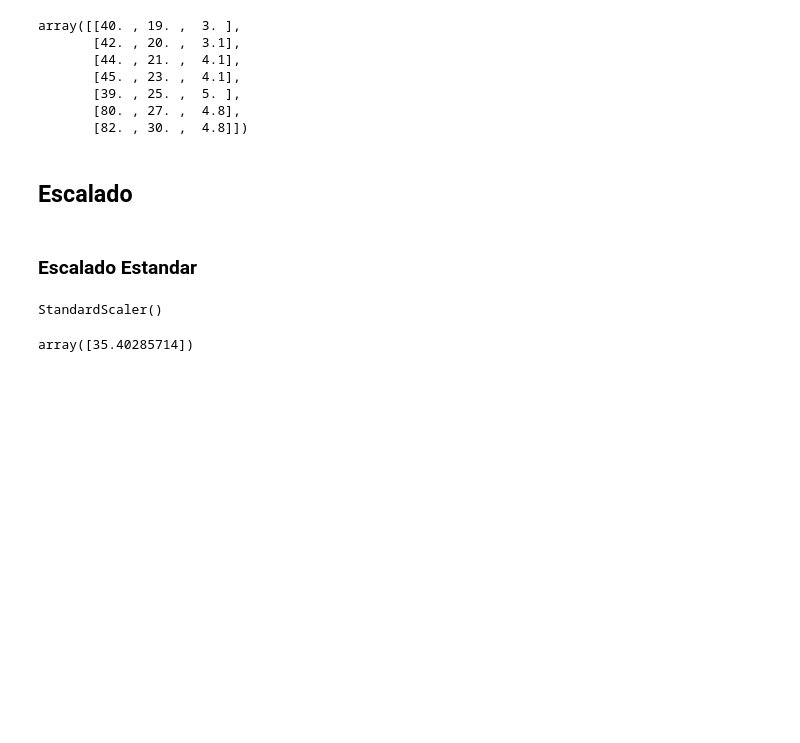
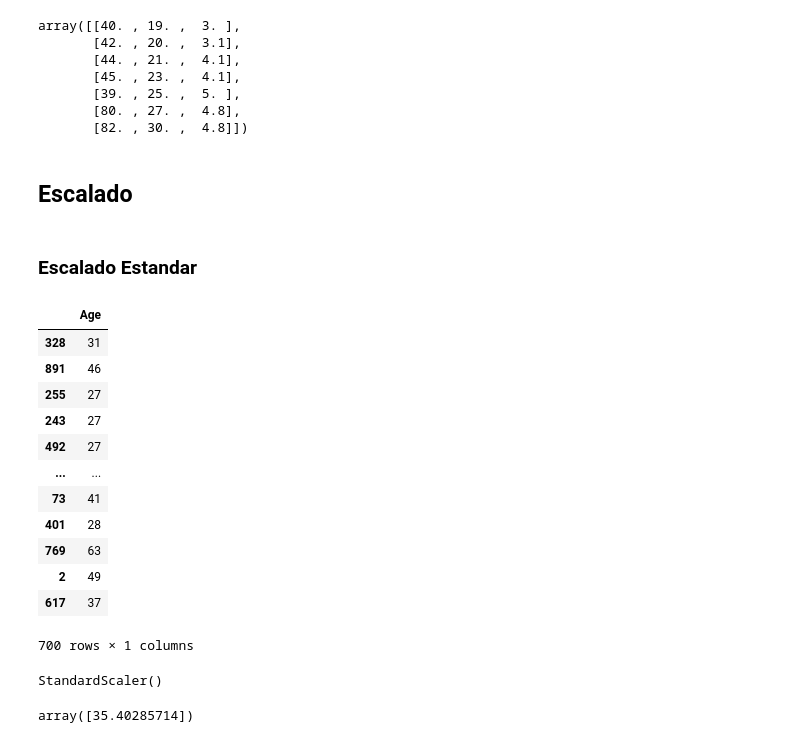
Before and after one commit to german-arq/AWS-SageMaker-Test, a Jupyter notebook: exploracion.ipynb, the cells around one changed output. Cells and saved outputs as stored; diff of their text form; code cells hidden in the pictures; blank space fills up the shorter version.

```diff
--- a/exploracion.ipynb
+++ b/exploracion.ipynb
@@ -231,3 +238,19 @@ from sklearn.preprocessing import StandardScaler, RobustScaler
+# %%
+train[["Age"]]
+# %% [output]
+|  | Age |
+| 328 | 31 |
+| 891 | 46 |
+| 255 | 27 |
+| 243 | 27 |
+| 492 | 27 |
+| ... | ... |
+| 73 | 41 |
+| 401 | 28 |
+| 769 | 63 |
+| 2 | 49 |
+| 617 | 37 |
+700 rows × 1 columns
 # %%
 scaler = StandardScaler()
 # %%
```
Also changed, not shown: parts of 37 cells of this notebook.
